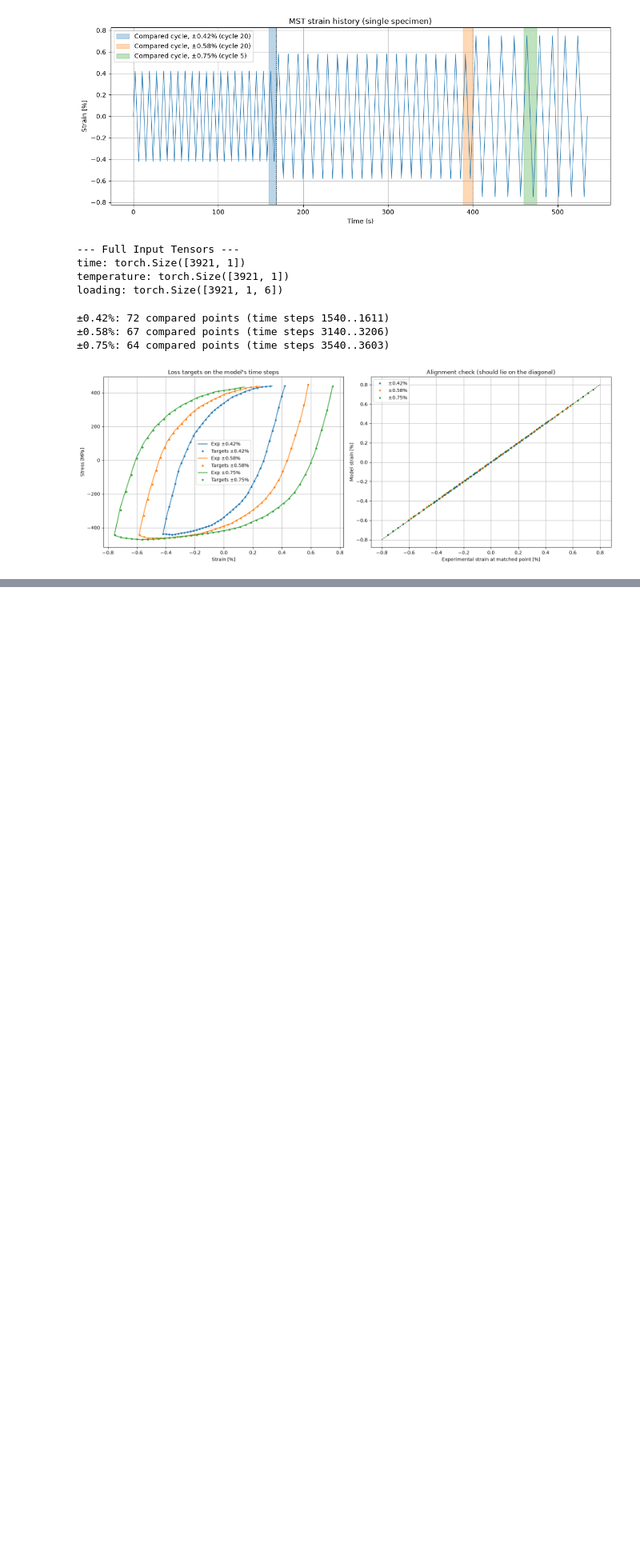
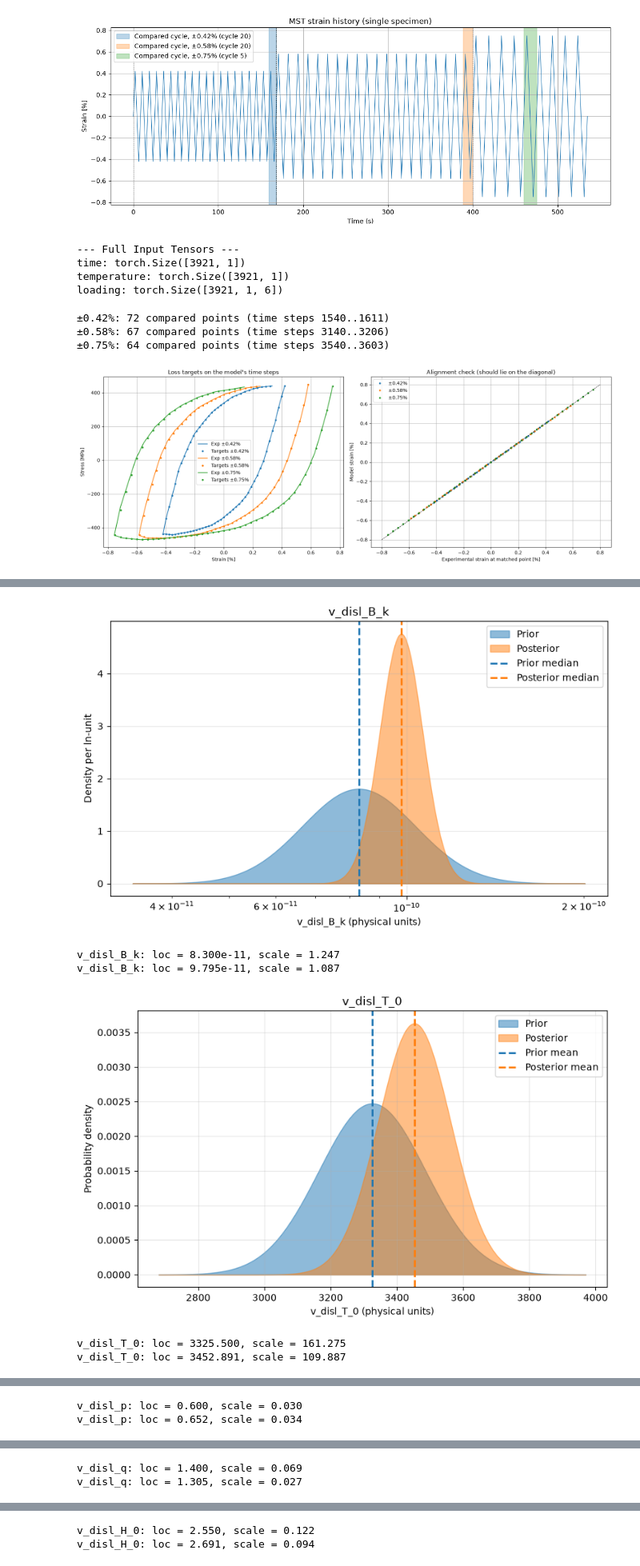
Before and after one commit to ColinMG2/neml2, a Jupyter notebook: cmg_projects/cyclic_optimization/tungsten_statistical.ipynb, the cells around one changed output, grey strips where cells are left out. Shown at 80% size. Drawn from its saved outputs; the diff is of its cells as text; code cells hidden in the pictures; blank space fills up the shorter version.

```diff
--- a/cmg_projects/cyclic_optimization/tungsten_statistical.ipynb
+++ b/cmg_projects/cyclic_optimization/tungsten_statistical.ipynb
@@ -630,0 +737,5 @@ plt.show()
+# %%
+nreps = 10
+predict = Predictive(hsmodel, guide=guide, num_samples=nreps)
+with torch.no_grad():
+    trained = predict(loading, time, temperature)["obs"]
@@ -630,0 +857,62 @@ plt.show()
+# %%
+def scaled_to_physical(scaler, mu, sigma):
+    lb, ub = float(scaler.lb), float(scaler.ub)
+    return lb + float(mu) * (ub - lb), float(sigma) * abs(ub - lb)
+
+
+for _, _, n in hsmodel.bot:
+    key = ".".join(n.split(".")[i] for i in [0, 2])
+    scaler = model_reparameterizer.map_dict[key]
+    param_name = key.split(".")[-1]
+    is_log = isinstance(scaler, LogRangeRescale)
+
+    # Scaled-space (z) normals
+    prior_loc = initial_params_reparam[n]
+    prior_scale = prior_cov * prior_loc.abs()
+    post_loc = pyro.param(f"AutoDelta.{n}_loc").detach()
+    post_scale = pyro.param(f"AutoDelta.{n}_scale").detach()
+
+    # Physical-space normals (in u = theta or ln(theta))
+    mu_prior, sigma_prior = scaled_to_physical(scaler, prior_loc, prior_scale)
+    mu_post, sigma_post = scaled_to_physical(scaler, post_loc, post_scale)
+
+    # Common grid covering both distribution, limited to the clamp bounds [lb, ub]
+    lo = max(min(mu_prior - 4 * sigma_prior, mu_post - 4 * sigma_post), float(scaler.lb))
+    hi = min(max(mu_prior + 4 * sigma_prior, mu_post + 4 * sigma_post), float(scaler.ub))
+    u = torch.linspace(lo, hi, 400, device=device)
+
+    y_prior = dist.Normal(mu_prior, sigma_prior).log_prob(u).exp()
+    y_post = dist.Normal(mu_post, sigma_post).log_prob(u).exp()
+    x = u.exp() if is_log else u
+    to_x = math.exp if is_log else (lambda v: v)
+
+    plt.figure(figsize=(8, 5))
+    plt.fill_between(x.cpu(), y_prior.cpu(), alpha=0.5, color="C0", label="Prior")
+    plt.fill_between(x.cpu(), y_post.cpu(), alpha=0.5, color="C1", label="Posterior")
+    stat = "median" if is_log else "mean"
+    plt.axvline(to_x(mu_prior), color="C0", ls="--", lw=2, label=f"Prior {stat}")
+    plt.axvline(to_x(mu_post), color="C1", ls="--", lw=2, label=f"Posterior {stat}")
+
+    if is_log:
+        plt.xscale("log")
+    plt.xlabel(f"{param_name} (physical units)")
+    plt.ylabel("Density per ln-unit" if is_log else "Probability density")
+    plt.title(param_name)
+    plt.legend(loc="best")
+    plt.grid(alpha=0.3)
+    plt.tight_layout()
+    plt.show()
+
+    if param_name == "v_disl_B_k":
+        print(rf"{param_name}: loc = {to_x(mu_prior):.3e}, scale = {to_x(sigma_prior):.3f}")
+        print(rf"{param_name}: loc = {to_x(mu_post):.3e}, scale = {to_x(sigma_post):.3f}")
+    else:
+        print(rf"{param_name}: loc = {to_x(mu_prior):.3f}, scale = {to_x(sigma_prior):.3f}")
+        print(rf"{param_name}: loc = {to_x(mu_post):.3f}, scale = {to_x(sigma_post):.3f}")
+# %% [output]
+[figure, added]
+v_disl_B_k: loc = 8.300e-11, scale = 1.247
+v_disl_B_k: loc = 9.795e-11, scale = 1.087
+[figure, added]
+v_disl_T_0: loc = 3325.500, scale = 161.275
+v_disl_T_0: loc = 3452.891, scale = 109.887
@@ -630,0 +920,2 @@ plt.show()
+v_disl_p: loc = 0.600, scale = 0.030
+v_disl_p: loc = 0.652, scale = 0.034
@@ -630,0 +923,2 @@ plt.show()
+v_disl_q: loc = 1.400, scale = 0.069
+v_disl_q: loc = 1.305, scale = 0.027
@@ -630,0 +926,2 @@ plt.show()
+v_disl_H_0: loc = 2.550, scale = 0.122
+v_disl_H_0: loc = 2.691, scale = 0.094
```
Also changed, not shown: parts of 10 cells of this notebook, 1 other file.
